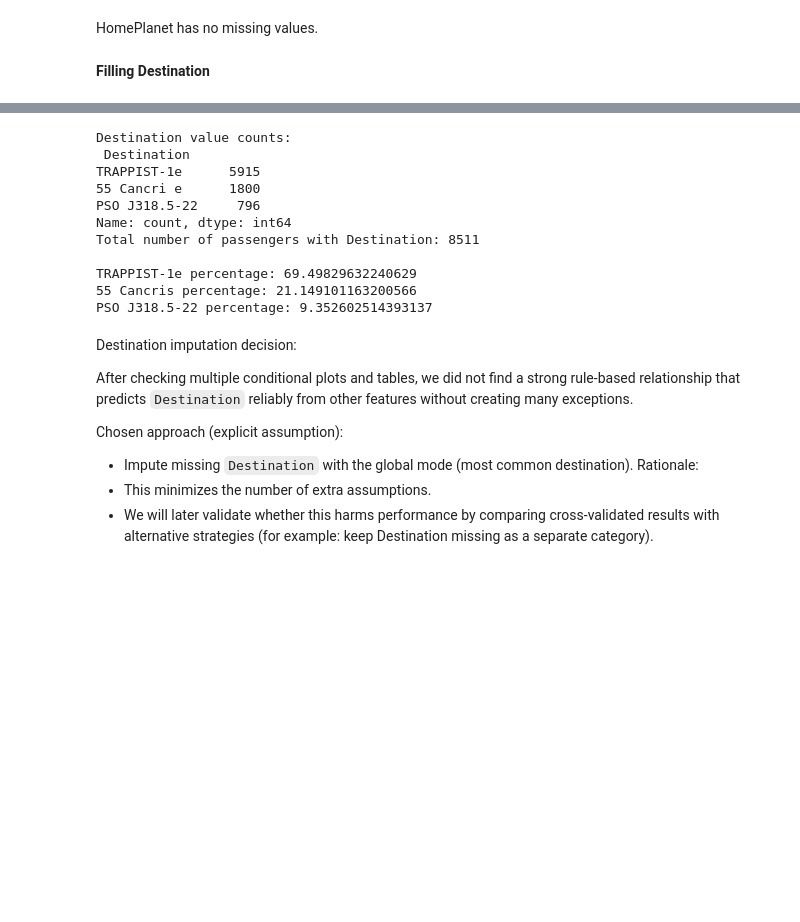
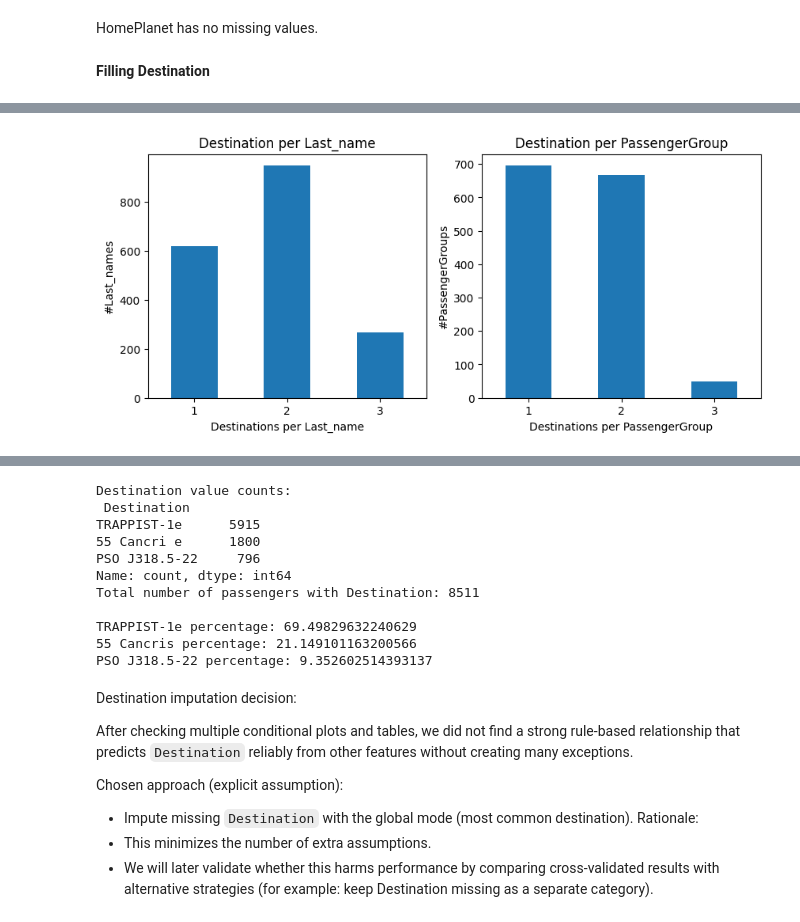
Before and after one commit to YarinArava/SpaceShipTitanic_FinalProject, a Jupyter notebook: Spaceship_Titanic_corrected.ipynb, the cells around one changed output, grey strips where cells are left out. Drawn from its saved outputs; the diff is of its cells as text; code cells hidden in the pictures; blank space fills up the shorter version.

Commit message:
completed destination

```diff
--- a/Spaceship_Titanic_corrected.ipynb
+++ b/Spaceship_Titanic_corrected.ipynb
@@ -846,0 +797,87 @@ plt.show()
+# %%
+figsize=(10,4)
+
+plt.figure(figsize=figsize)
+
+# Destination per Last_name
+multi_lastname_groups = df['Last_name'].value_counts()
+multi_lastname_groups = multi_lastname_groups[multi_lastname_groups > 1].index
+
+plt.subplot(1,2,1)
+dst_LN = (
+    df[df['Last_name'].isin(multi_lastname_groups)]
+    .groupby('Last_name')['Destination']
+    .nunique()
+)
+dst_LN.value_counts().sort_index().plot(kind='bar')
+plt.xlabel('Destinations per Last_name')
+plt.xticks(rotation=0)
+plt.ylabel('#Last_names')
+plt.title('Destination per Last_name')
+
+# Destination per PassengerGroup (only groups with more than 1 member)
+multi_passenger_groups = df['PassengerGroup'].value_counts()
+multi_passenger_groups = multi_passenger_groups[multi_passenger_groups > 1].index
+
+plt.subplot(1,2,2)
+dst_pg = (
+    df[df['PassengerGroup'].isin(multi_passenger_groups)]
+    .groupby('PassengerGroup')['Destination']
+    .nunique()
+)
+dst_pg.value_counts().sort_index().plot(kind='bar')
+plt.xlabel('Destinations per PassengerGroup')
+plt.ylabel('#PassengerGroups')
+plt.xticks(rotation=0)
+plt.title('Destination per PassengerGroup')
+
+plt.figure(figsize=figsize)
+
+# Destination per Cabin_deck
+plt.subplot(1,2,1)
+CS_D = df.groupby(['Cabin_deck', 'Destination'])['Destination'].size().unstack().fillna(0)
+sns.heatmap(CS_D.T, annot=True, fmt='g', cmap='coolwarm')
+plt.title('Destinations per Cabin_deck')
+plt.xticks(rotation=0)
+
+# Destination per Cabin_side
+plt.subplot(1,2,2)
+dst_cs=df.groupby(['Cabin_side','Destination'])['Destination'].size().unstack().fillna(0)
+sns.heatmap(dst_cs.T, annot=True, fmt='g', cmap='coolwarm')
+plt.title('Destination per Cabin_side')
+
+plt.figure(figsize=figsize)
+
+# Destination per homeplanet
+HP_D= df.groupby(['HomePlanet', 'Destination'])['Destination'].size().unstack().fillna(0)
+plt.subplot(1,2,1)
+sns.heatmap(HP_D.T, annot=True, fmt='g', cmap='coolwarm')
+plt.title('Destination per HomePlanet')
+plt.xticks(rotation=45)
+
+# Destination per age group
+AG_D= df.groupby(['Age_group', 'Destination'])['Destination'].size().unstack().fillna(0)
+plt.subplot(1,2,2)
+sns.heatmap(AG_D.T, annot=True, fmt='g', cmap='coolwarm')
+plt.title('Destination per Age_group')
+plt.xticks(rotation=45)
+
+plt.figure(figsize=figsize)
+
+# Destination per total spent
+TS_D= df.groupby(['VIP', 'Destination'])['Destination'].size().unstack().fillna(0)
+plt.subplot(1,2,1)
+sns.heatmap(TS_D.T, annot=True, fmt='g', cmap='coolwarm')
+plt.title('Destination per VIP status')
+
+# Destination per CryoSleep
+CS_D= df.groupby(['CryoSleep', 'Destination'])['Destination'].size().unstack().fillna(0)
+plt.subplot(1,2,2)
+sns.heatmap(CS_D.T, annot=True, fmt='g', cmap='coolwarm')
+plt.title('Destination per CryoSleep')
+
+
+plt.tight_layout()
+plt.show()
+# %% [output]
+[figure, added]
```
Also changed, not shown: parts of 3 cells of this notebook.
